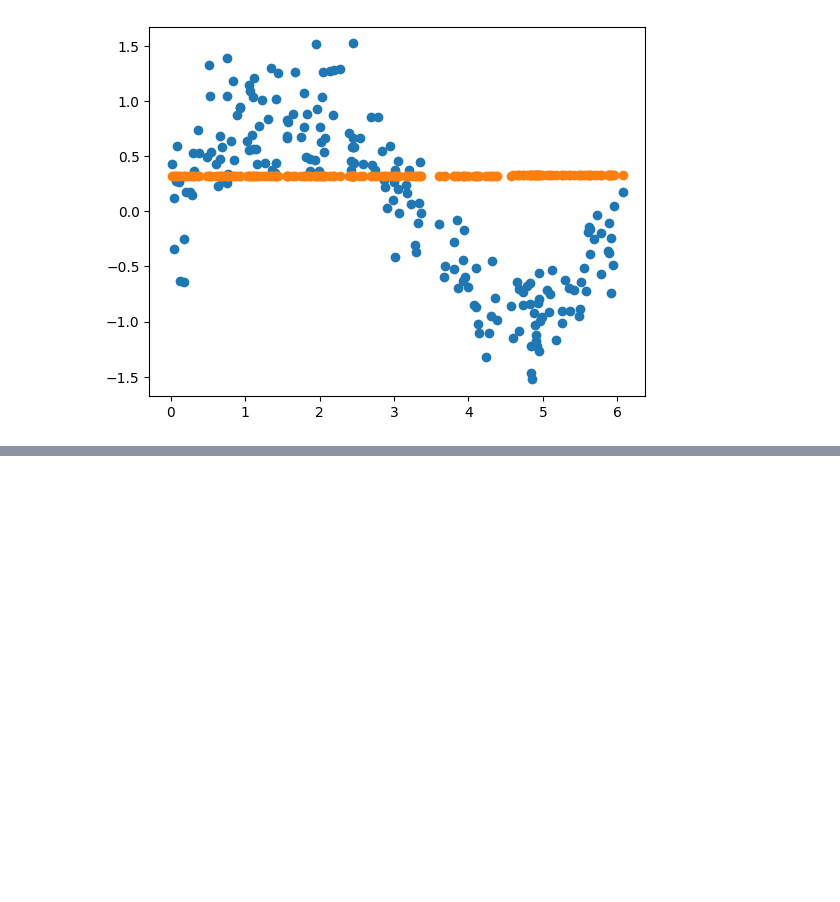
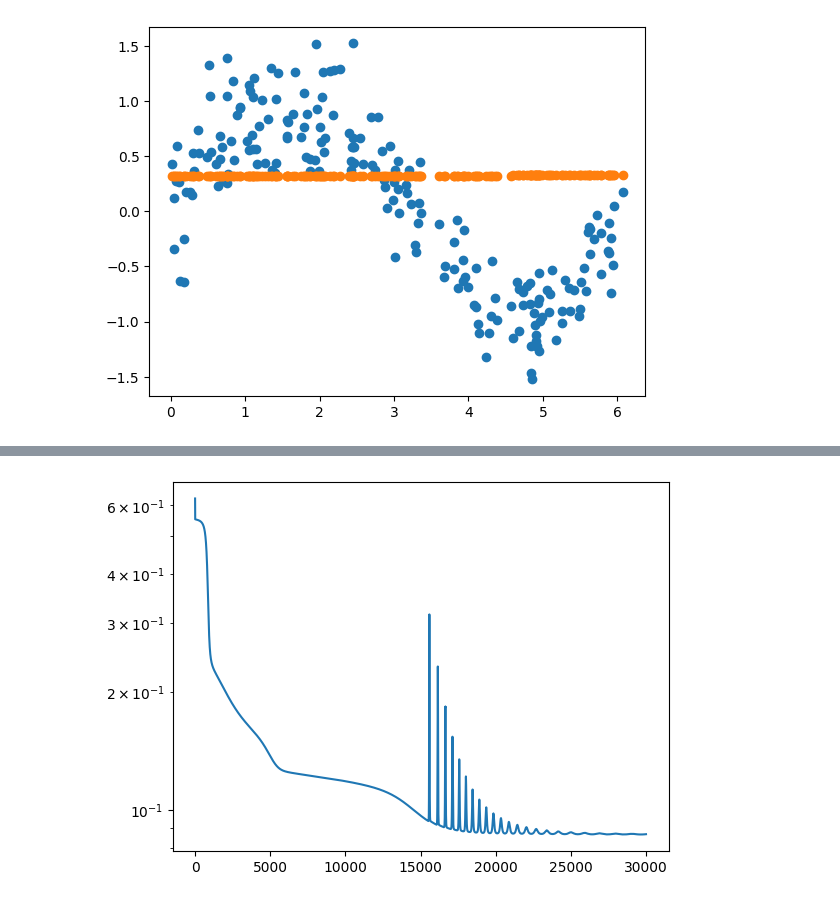
Before and after one commit to bimbolimbo/framework-learning, a Jupyter notebook: jax-sandbox.ipynb, the cells around one changed output, grey strips where cells are left out. Drawn from its saved outputs; the diff is of its cells as text; code cells hidden in the pictures; blank space fills up the shorter version.

```diff
--- a/jax-sandbox.ipynb
+++ b/jax-sandbox.ipynb
@@ -140,3 +116,25 @@ opt = optax.sgd(learning_rate=LEARNING_RATE)
 
 # opt weight state
 opt_state = opt.init(eqx.filter(model, eqx.is_array))
+# %%
+# define the function that updates the weight state
+@eqx.filter_jit # make make_step just-in-time. It will run faster after first run. Calc the grad, updating the grad: forward, and backward pass is where most of compoute is happening. Nice to jit this function.
+def make_step(model, opt_s, x, y):
+    loss, grad = model_to_loss__and_grad(model, x,  y) # calc loss and grad given the model, feature samples and target.
+    updates, opt_s = opt.update(grad, opt_s,model) # update the grad given the gradients, weight state, and model
+    m = eqx.apply_updates(model, updates) # update the model given the new gradient update.
+    return m, opt_s, loss # return the updated model, the new weight state and the loss.
+# %%
+# training phase
+import time
+
+loss_history = []
+start_time = time.time()
+
+for epoch in range(N_EPOCHS):
+    model, opt_state, loss = make_step(model, opt_state, x_samples, y_samples)
+    loss_history.append(loss)
+    if epoch % 100 == 0:
+        print(f'Epoch {epoch}, loss {loss}')
+elapsed_time = time.time() - start_time
+print(f'time elapsed: {elapsed_time:.2f}s')
@@ -142,0 +171,6 @@ opt_state = opt.init(eqx.filter(model, eqx.is_array))
+# %%
+plt.plot(loss_history)
+plt.yscale('log')
+plt.show()
+# %% [output]
+[figure, added]
```
Also changed, not shown: parts of 6 cells of this notebook.
